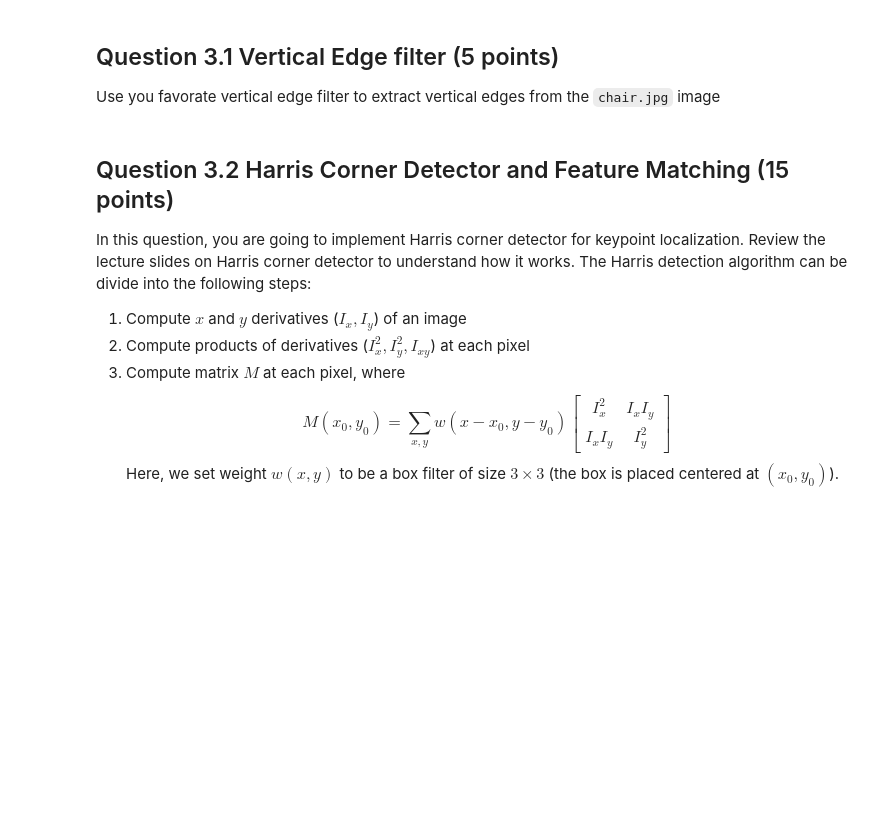
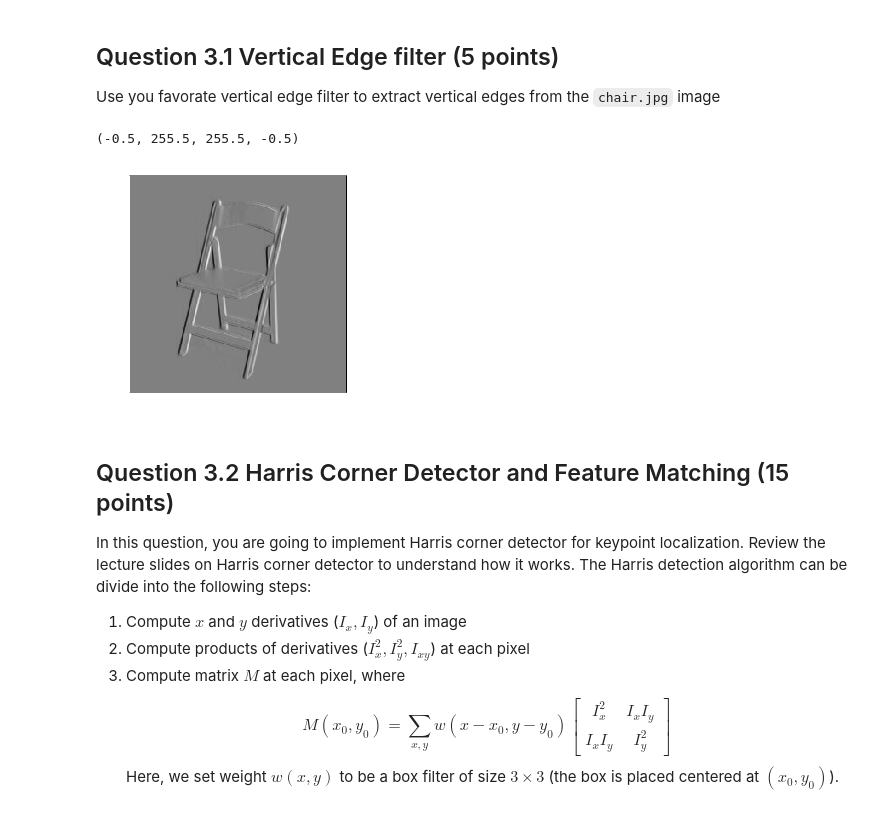
Before and after one commit to shreyas23/cse152, a Jupyter notebook: assignment1/hw1.ipynb, the cells around one changed output. Drawn from its saved outputs; the diff is of its cells as text; code cells hidden in the pictures; blank space fills up the shorter version.

```diff
--- a/assignment1/hw1.ipynb
+++ b/assignment1/hw1.ipynb
@@ -335,15 +337,22 @@ Note that we do not need to flip the kernel when using the convolve function pro
 
 Use you favorate vertical edge filter to extract vertical edges from the `chair.jpg` image
 # %%
-img = imread('chair.jpg', as_grey=True)
+img = imread('chair.jpg', as_gray=True)
 I_vert_edge = None
 
 ### YOUR CODE HERE
+
+filter = np.array([[1, 0, -1], [0, 0, 0], [2, 0, -2]])
+I_vert_edge = convolve(img, filter, mode='same')
+''' OR you can use filters.sobel_v(img) -- I wasn't sure which to do '''
 
 ### END YOUR CODE
 
 plt.imshow(I_vert_edge)
 plt.axis('off')
+# %% [output]
+(-0.5, 255.5, 255.5, -0.5)
+[figure, added]
 # %% [markdown]
 ## Question 3.2 Harris Corner Detector and Feature Matching (15 points)
 In this question, you are going to implement Harris corner detector for keypoint localization. Review the lecture slides on Harris corner detector to understand how it works. The Harris detection algorithm can be divide into the following steps:
```
Also changed, not shown: parts of 5 cells of this notebook.
